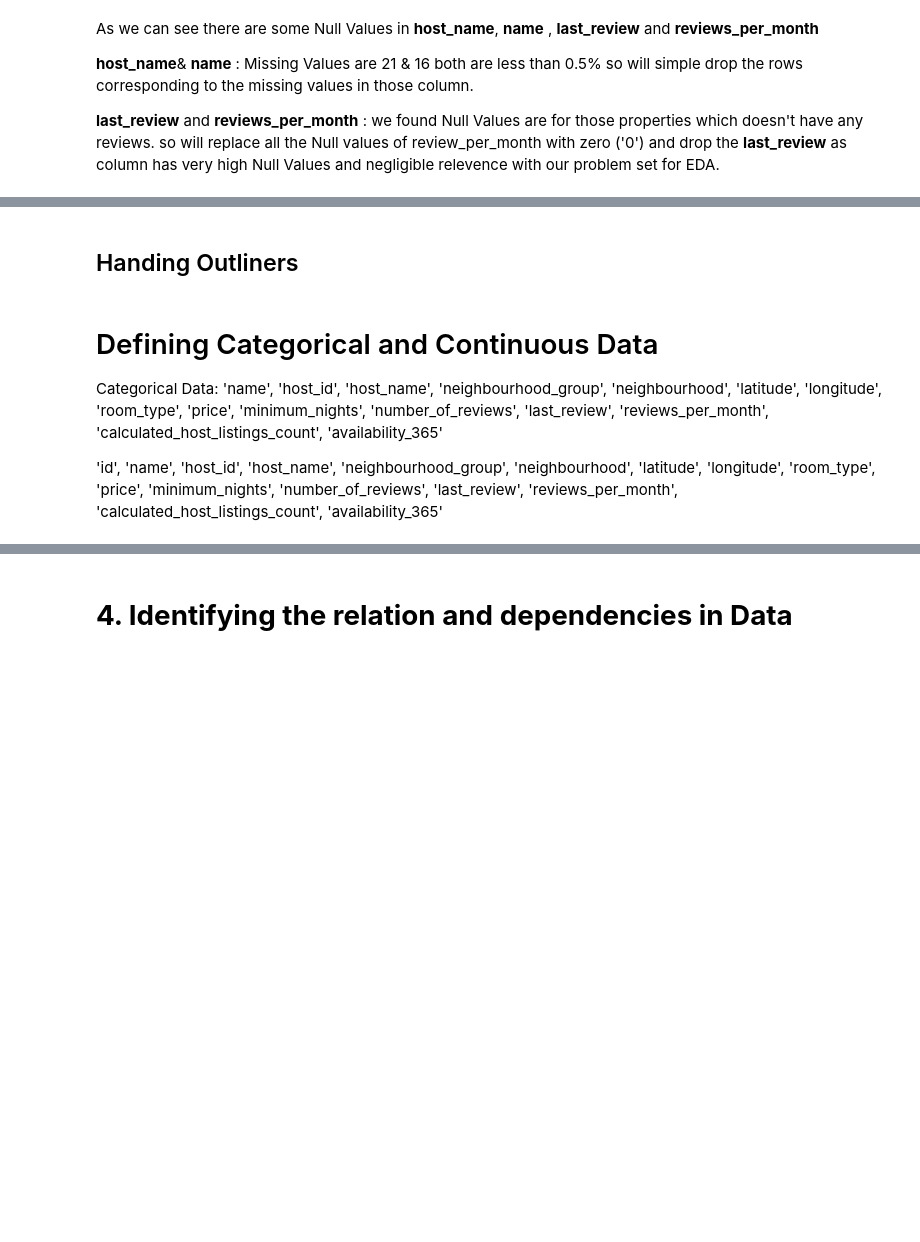
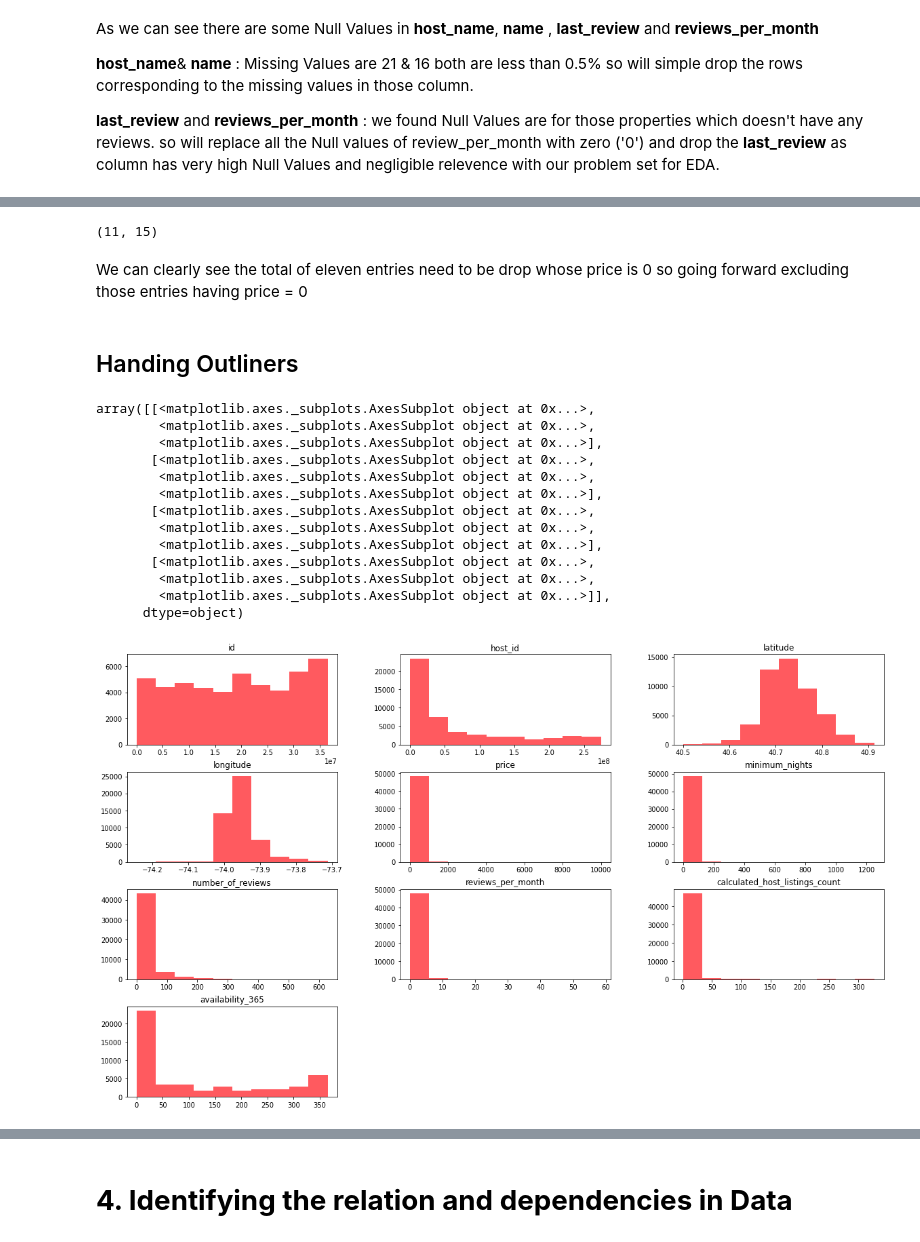
Before and after one commit to kashifkamran639/Airbnb-NYC-2019, a Jupyter notebook: Kashif_Kamran_Airbnb_Bookings_Analysis_Capstone_Project.ipynb, the cells around one changed output, grey strips where cells are left out. Drawn from its saved outputs; the diff is of its cells as text; code cells hidden in the pictures; blank space fills up the shorter version.

```diff
--- a/Kashif_Kamran_Airbnb_Bookings_Analysis_Capstone_Project.ipynb
+++ b/Kashif_Kamran_Airbnb_Bookings_Analysis_Capstone_Project.ipynb
@@ -93,7 +93,7 @@ bnb.describe()
 | max | 3.648724e+07 | 2.743213e+08 | 40.913060 | -73.712990 | 10000.000000 | 1250.000000 | 629.000000 | 58.500000 | ... |
 # %%
 #Copying the original dataset for cleaning operation
-df = bnb.copy()
+df_nyc = bnb.copy()
 # %% [markdown]
 # **5. Data Cleaning**
 using `describe` to get a summary statistics of the numeric data, We can see that the data need cleanning, We Observe that there are some outliers for **price and minimum_nights**. Other columns such as **number_of_reviews and calculated_host_listings_count** are skewed toward right, so we need to transfer them into categorical variables.
@@ -139,0 +130,7 @@ print(df[df.name==0].shape)
+# %%
+df_nyc.drop(['last_review'], axis=1,inplace=True)
+df_nyc.fillna({'reviews_per_month':0}, inplace=True)
+# %%
+df_nyc=df_nyc.dropna(subset=['name', 'host_name'])
+#better to double check
+df_nyc.isnull().sum()
@@ -140,8 +154,27 @@ print(df[df.name==0].shape)
+# %%
+df_nyc[df_nyc.price==0].shape
+# %% [output]
+(11, 15)
+# %% [markdown]
+We can clearly see the total of eleven entries need to be drop whose price is 0 so going forward excluding those entries having price = 0
+# %%
+df = df_nyc[df_nyc['price'] !=0]
 # %% [markdown]
 ## Handing Outliners
-# %% [markdown]
-# Defining Categorical and Continuous Data
-
- Categorical Data: 'name', 'host_id', 'host_name', 'neighbourhood_group', 'neighbourhood', 'latitude', 'longitude', 'room_type', 'price', 'minimum_nights', 'number_of_reviews', 'last_review', 'reviews_per_month', 'calculated_host_listings_count', 'availability_365'
-
-  'id', 'name', 'host_id', 'host_name', 'neighbourhood_group', 'neighbourhood', 'latitude', 'longitude', 'room_type', 'price', 'minimum_nights', 'number_of_reviews', 'last_review', 'reviews_per_month', 'calculated_host_listings_count', 'availability_365'
+# %%
+df.hist(figsize=(20,12), grid = False, color = '#FF5A5F')
+# %% [output]
+array([[<matplotlib.axes._subplots.AxesSubplot object at 0x...>,
+        <matplotlib.axes._subplots.AxesSubplot object at 0x...>,
+        <matplotlib.axes._subplots.AxesSubplot object at 0x...>],
+       [<matplotlib.axes._subplots.AxesSubplot object at 0x...>,
+        <matplotlib.axes._subplots.AxesSubplot object at 0x...>,
+        <matplotlib.axes._subplots.AxesSubplot object at 0x...>],
+       [<matplotlib.axes._subplots.AxesSubplot object at 0x...>,
+        <matplotlib.axes._subplots.AxesSubplot object at 0x...>,
+        <matplotlib.axes._subplots.AxesSubplot object at 0x...>],
+       [<matplotlib.axes._subplots.AxesSubplot object at 0x...>,
+        <matplotlib.axes._subplots.AxesSubplot object at 0x...>,
+        <matplotlib.axes._subplots.AxesSubplot object at 0x...>]],
+      dtype=object)
+[figure, added]
```
Also changed, not shown: parts of 27 cells of this notebook.
